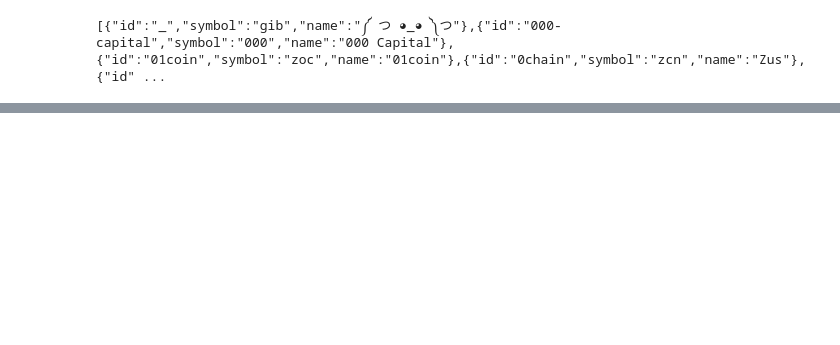
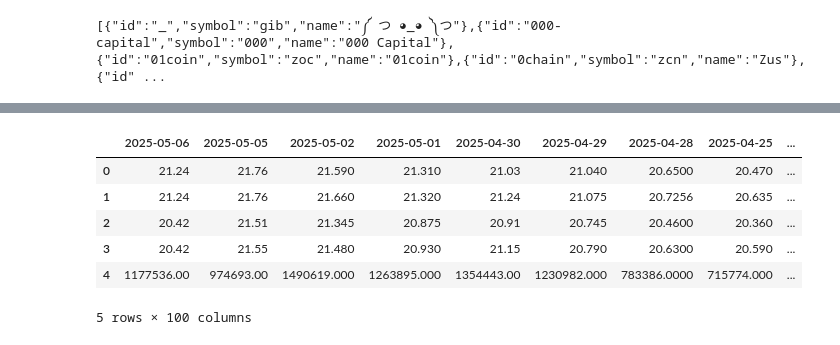
Before and after one commit to SSais/capstone-project, a Jupyter notebook: notebooks/exploratory_anaysis.ipynb, the cells around one changed output, grey strips where cells are left out. Saved outputs shown, nothing was run; the diff lists cells and outputs as text; code cells hidden in the pictures; blank space fills up the shorter version.

```diff
--- a/notebooks/exploratory_anaysis.ipynb
+++ b/notebooks/exploratory_anaysis.ipynb
@@ -40,0 +67,11 @@ df
+# %%
+daily_df = pd.read_csv('../data/raw/gmab-daily.csv')
+daily_df
+# %% [output]
+|  | 2025-05-06 | 2025-05-05 | 2025-05-02 | 2025-05-01 | 2025-04-30 | 2025-04-29 | 2025-04-28 | 2025-04-25 | ... |
+| 0 | 21.24 | 21.76 | 21.590 | 21.310 | 21.03 | 21.040 | 20.6500 | 20.470 | ... |
+| 1 | 21.24 | 21.76 | 21.660 | 21.320 | 21.24 | 21.075 | 20.7256 | 20.635 | ... |
+| 2 | 20.42 | 21.51 | 21.345 | 20.875 | 20.91 | 20.745 | 20.4600 | 20.360 | ... |
+| 3 | 20.42 | 21.55 | 21.480 | 20.930 | 21.15 | 20.790 | 20.6300 | 20.590 | ... |
+| 4 | 1177536.00 | 974693.00 | 1490619.000 | 1263895.000 | 1354443.00 | 1230982.000 | 783386.0000 | 715774.000 | ... |
+5 rows × 100 columns
```
Also changed, not shown: parts of 11 cells of this notebook, 6 other files.
